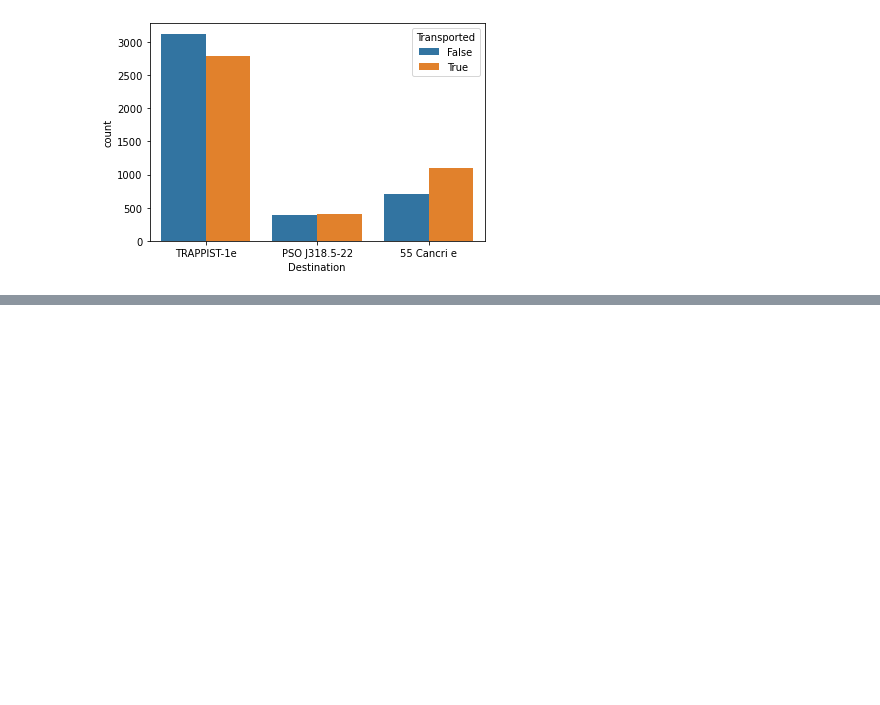
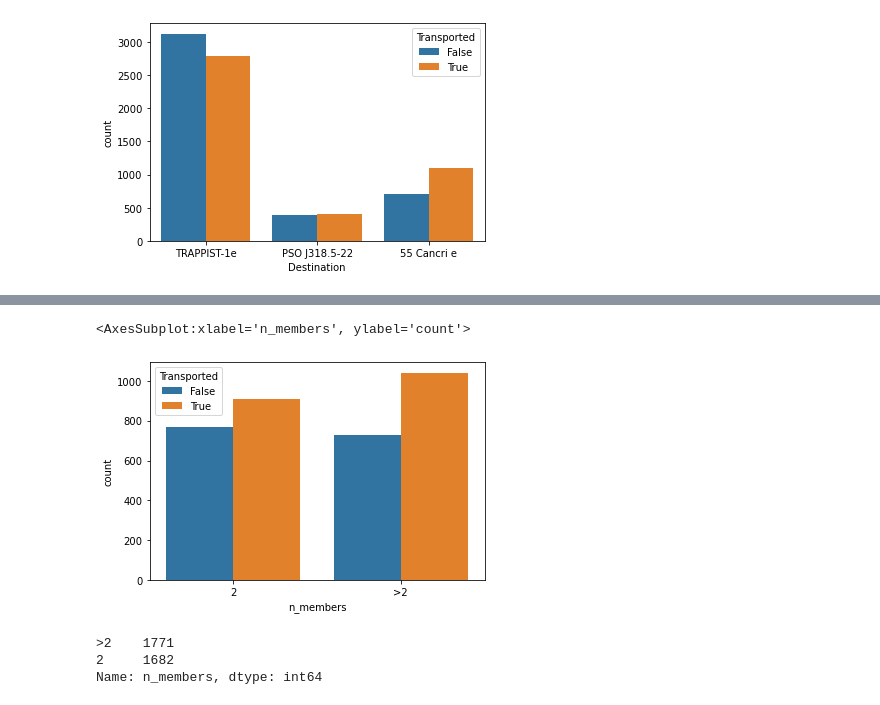
Before and after one commit to team-pass-ds/Spaceship-Titanic, a Jupyter notebook: notebooks/shiladitya-nb.ipynb, the cells around one changed output, grey strips where cells are left out. Saved outputs shown, nothing was run; the diff lists cells and outputs as text; code cells hidden in the pictures; blank space fills up the shorter version.

```diff
--- a/notebooks/shiladitya-nb.ipynb
+++ b/notebooks/shiladitya-nb.ipynb
@@ -55,0 +202,13 @@ sns.countplot(hue='Transported', x='Destination', data=df)
+# %%
+def fill_group_membership(subframe):
+    if len(subframe) < 2:
+        subframe['n_members'] = '1'
+    elif len(subframe) == 2:
+        subframe['n_members'] = '2'
+    else:
+        subframe['n_members'] = '>2'
+    return subframe
+
+gb = df_gid_lname_dup_cp.groupby('Group ID')
+dfg = gb.apply(fill_group_membership)
+dfg
@@ -55,0 +229,11 @@ sns.countplot(hue='Transported', x='Destination', data=df)
+# %%
+sns.countplot(x='n_members', hue='Transported', data=dfg)
+# %% [output]
+<AxesSubplot:xlabel='n_members', ylabel='count'>
+[figure, added]
+# %%
+dfg['n_members'].value_counts()
+# %% [output]
+>2    1771
+2     1682
+Name: n_members, dtype: int64
```
Also changed, not shown: parts of 14 cells of this notebook.
